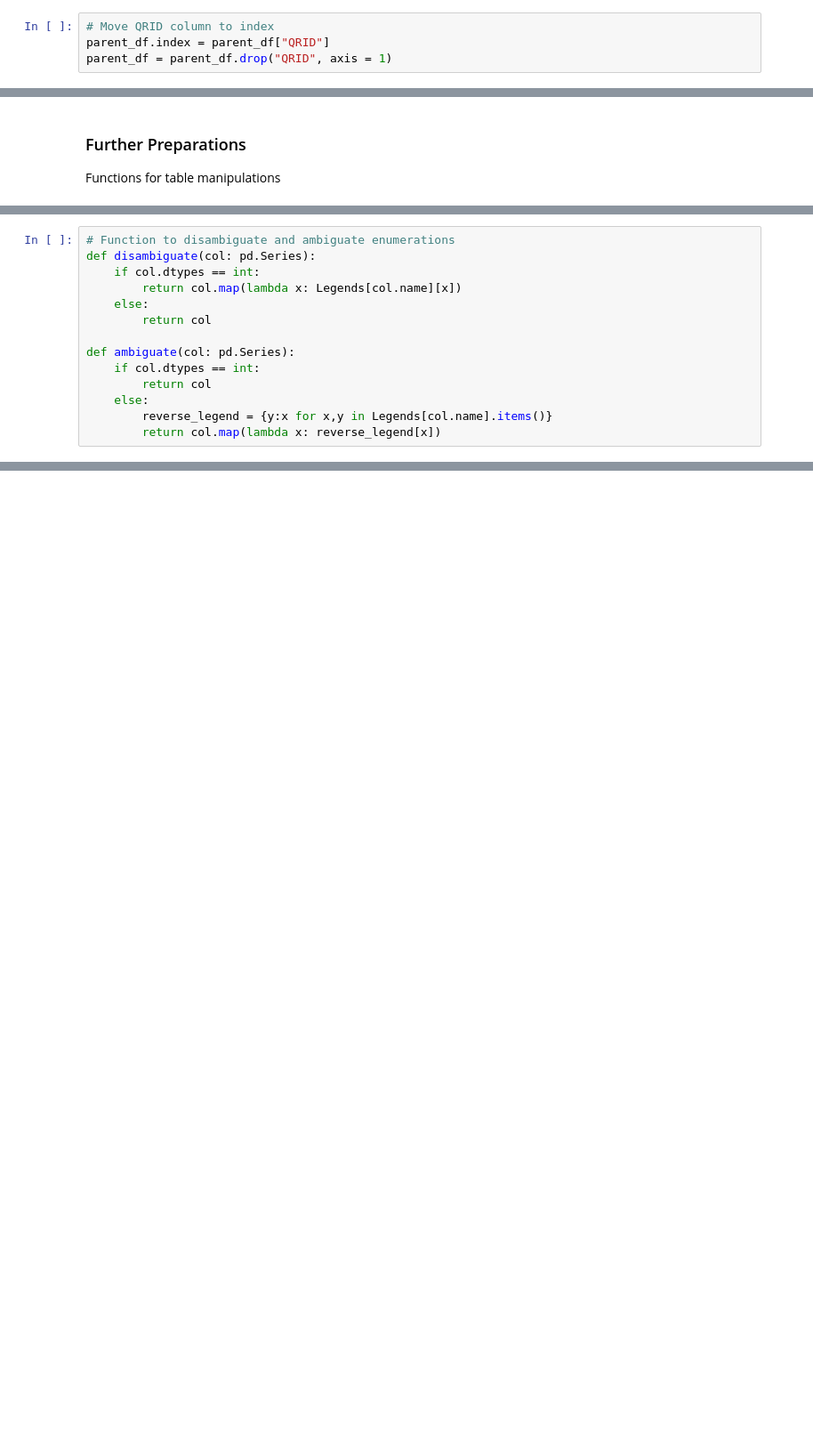
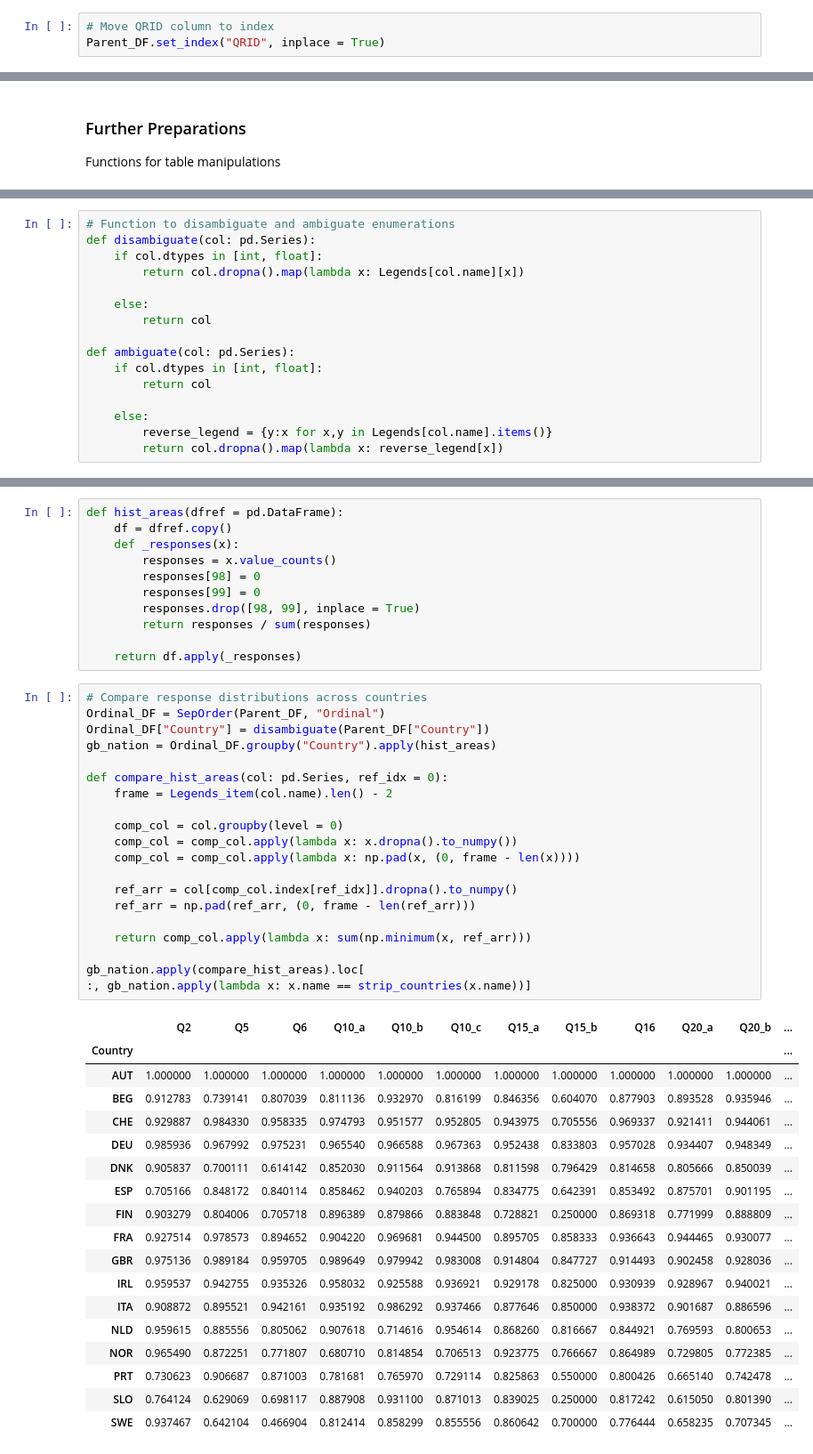
Before and after one commit to EvansOMalley/Personal-Project-Summer-2026, a Jupyter notebook: summer_2026.ipynb, the cells around one changed output, grey strips where cells are left out. Shown at 89% size. Drawn from its saved outputs; the diff is of its cells as text; blank space fills up the shorter version.

```diff
--- a/summer_2026.ipynb
+++ b/summer_2026.ipynb
@@ -123,6 +144,5 @@ These cells altar the parent DataFrame and cannot be rerun
 # %%
 # Move QRID column to index
-parent_df.index = parent_df["QRID"]
-parent_df = parent_df.drop("QRID", axis = 1)
+Parent_DF.set_index("QRID", inplace = True)
 # %%
 # Fix respose layout for Q9
@@ -246,17 +313,19 @@ survey_order = parent_df.apply(lambda x: strip_countries(x.name)).drop_duplicate
 # %%
 # Function to disambiguate and ambiguate enumerations
 def disambiguate(col: pd.Series):
-    if col.dtypes == int:
-        return col.map(lambda x: Legends[col.name][x])
+    if col.dtypes in [int, float]:
+        return col.dropna().map(lambda x: Legends[col.name][x])
+
     else:
         return col
 
 def ambiguate(col: pd.Series):
-    if col.dtypes == int:
+    if col.dtypes in [int, float]:
         return col
+
     else:
         reverse_legend = {y:x for x,y in Legends[col.name].items()}
-        return col.map(lambda x: reverse_legend[x])
+        return col.dropna().map(lambda x: reverse_legend[x])
 # %%
 # Function to divide tables into countries
 # Returns a dictionary of the division
@@ -312,0 +405,50 @@ parent_df
+# %%
+def hist_areas(dfref = pd.DataFrame):
+    df = dfref.copy()
+    def _responses(x):
+        responses = x.value_counts()
+        responses[98] = 0
+        responses[99] = 0
+        responses.drop([98, 99], inplace = True)
+        return responses / sum(responses)
+
+    return df.apply(_responses)
+# %%
+# Compare response distributions across countries
+Ordinal_DF = SepOrder(Parent_DF, "Ordinal")
+Ordinal_DF["Country"] = disambiguate(Parent_DF["Country"])
+gb_nation = Ordinal_DF.groupby("Country").apply(hist_areas)
+
+def compare_hist_areas(col: pd.Series, ref_idx = 0):
+    frame = Legends_item(col.name).len() - 2
+
+    comp_col = col.groupby(level = 0)
+    comp_col = comp_col.apply(lambda x: x.dropna().to_numpy())
+    comp_col = comp_col.apply(lambda x: np.pad(x, (0, frame - len(x))))
+
+    ref_arr = col[comp_col.index[ref_idx]].dropna().to_numpy()
+    ref_arr = np.pad(ref_arr, (0, frame - len(ref_arr)))
+
+    return comp_col.apply(lambda x: sum(np.minimum(x, ref_arr)))
+
+gb_nation.apply(compare_hist_areas).loc[
+:, gb_nation.apply(lambda x: x.name == strip_countries(x.name))]
+# %% [output]
+|  | Q2 | Q5 | Q6 | Q10_a | Q10_b | Q10_c | Q15_a | Q15_b | Q16 | Q20_a | Q20_b | ... |
+| Country |  |  |  |  |  |  |  |  |  |  |  | ... |
+| AUT | 1.000000 | 1.000000 | 1.000000 | 1.000000 | 1.000000 | 1.000000 | 1.000000 | 1.000000 | 1.000000 | 1.000000 | 1.000000 | ... |
+| BEG | 0.912783 | 0.739141 | 0.807039 | 0.811136 | 0.932970 | 0.816199 | 0.846356 | 0.604070 | 0.877903 | 0.893528 | 0.935946 | ... |
+| CHE | 0.929887 | 0.984330 | 0.958335 | 0.974793 | 0.951577 | 0.952805 | 0.943975 | 0.705556 | 0.969337 | 0.921411 | 0.944061 | ... |
+| DEU | 0.985936 | 0.967992 | 0.975231 | 0.965540 | 0.966588 | 0.967363 | 0.952438 | 0.833803 | 0.957028 | 0.934407 | 0.948349 | ... |
+| DNK | 0.905837 | 0.700111 | 0.614142 | 0.852030 | 0.911564 | 0.913868 | 0.811598 | 0.796429 | 0.814658 | 0.805666 | 0.850039 | ... |
+| ESP | 0.705166 | 0.848172 | 0.840114 | 0.858462 | 0.940203 | 0.765894 | 0.834775 | 0.642391 | 0.853492 | 0.875701 | 0.901195 | ... |
+| FIN | 0.903279 | 0.804006 | 0.705718 | 0.896389 | 0.879866 | 0.883848 | 0.728821 | 0.250000 | 0.869318 | 0.771999 | 0.888809 | ... |
+| FRA | 0.927514 | 0.978573 | 0.894652 | 0.904220 | 0.969681 | 0.944500 | 0.895705 | 0.858333 | 0.936643 | 0.944465 | 0.930077 | ... |
+| GBR | 0.975136 | 0.989184 | 0.959705 | 0.989649 | 0.979942 | 0.983008 | 0.914804 | 0.847727 | 0.914493 | 0.902458 | 0.928036 | ... |
+| IRL | 0.959537 | 0.942755 | 0.935326 | 0.958032 | 0.925588 | 0.936921 | 0.929178 | 0.825000 | 0.930939 | 0.928967 | 0.940021 | ... |
+| ITA | 0.908872 | 0.895521 | 0.942161 | 0.935192 | 0.986292 | 0.937466 | 0.877646 | 0.850000 | 0.938372 | 0.901687 | 0.886596 | ... |
+| NLD | 0.959615 | 0.885556 | 0.805062 | 0.907618 | 0.714616 | 0.954614 | 0.868260 | 0.816667 | 0.844921 | 0.769593 | 0.800653 | ... |
+| NOR | 0.965490 | 0.872251 | 0.771807 | 0.680710 | 0.814854 | 0.706513 | 0.923775 | 0.766667 | 0.864989 | 0.729805 | 0.772385 | ... |
+| PRT | 0.730623 | 0.906687 | 0.871003 | 0.781681 | 0.765970 | 0.729114 | 0.825863 | 0.550000 | 0.800426 | 0.665140 | 0.742478 | ... |
+| SLO | 0.764124 | 0.629069 | 0.698117 | 0.887908 | 0.931100 | 0.871013 | 0.839025 | 0.250000 | 0.817242 | 0.615050 | 0.801390 | ... |
+| SWE | 0.937467 | 0.642104 | 0.466904 | 0.812414 | 0.858299 | 0.855556 | 0.860642 | 0.700000 | 0.776444 | 0.658235 | 0.707345 | ... |
```
Also changed, not shown: parts of 24 cells of this notebook, 2 other files.
